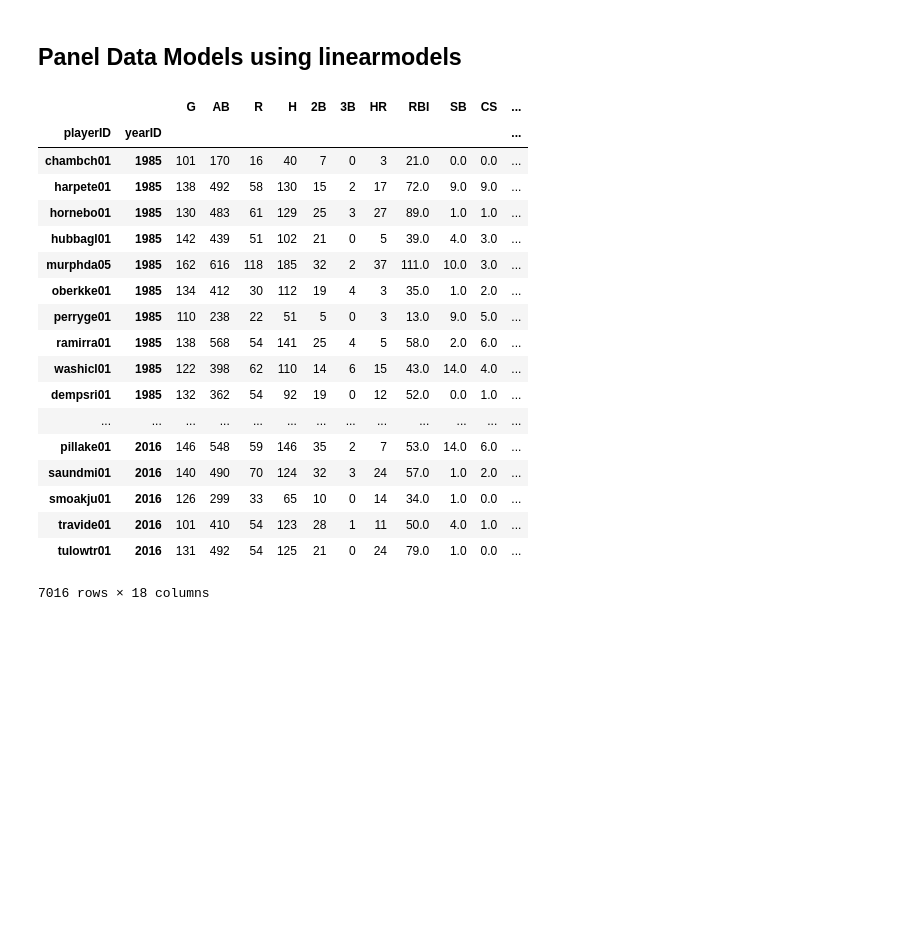
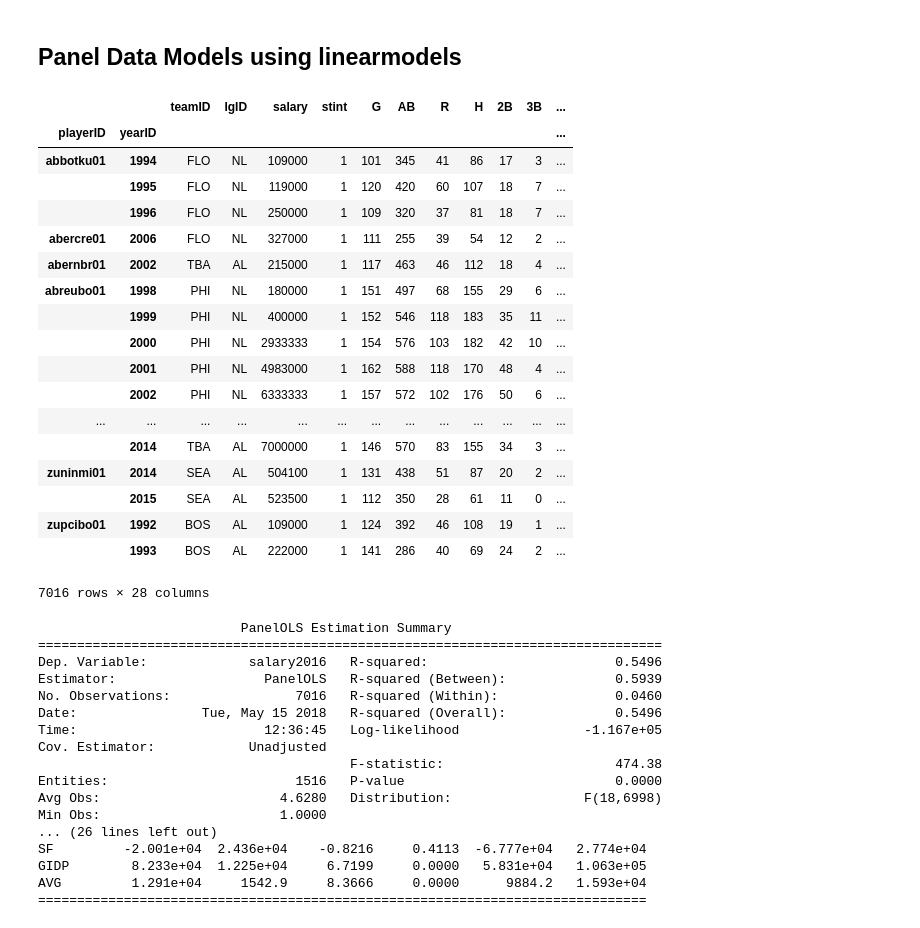
Before and after one commit to jwhoffman/predicting_MLB_player_salary, a Jupyter notebook: predicting MLB_player_salary.ipynb, the cells around one changed output. Cells and saved outputs as stored; diff of their text form; code cells hidden in the pictures; blank space fills up the shorter version.

```diff
--- a/predicting MLB_player_salary.ipynb
+++ b/predicting MLB_player_salary.ipynb
@@ -601,33 +601,53 @@ gs.best_score_
 # %% [markdown]
 ## Panel Data Models using linearmodels
+# %%
+import linearmodels
+from pandas import DataFrame
+salary_adj = pd.DataFrame(salary_adj)
+panel_df = salary_adj.sort_values(["playerID", "yearID"])
+
+panel_df = panel_df.set_index(['playerID', 'yearID'])
+panel_df
+# %% [output]
+|  |  | teamID | lgID | salary | stint | G | AB | R | H | 2B | 3B | ... |
+| playerID | yearID |  |  |  |  |  |  |  |  |  |  | ... |
+| abbotku01 | 1994 | FLO | NL | 109000 | 1 | 101 | 345 | 41 | 86 | 17 | 3 | ... |
+|  | 1995 | FLO | NL | 119000 | 1 | 120 | 420 | 60 | 107 | 18 | 7 | ... |
+|  | 1996 | FLO | NL | 250000 | 1 | 109 | 320 | 37 | 81 | 18 | 7 | ... |
+| abercre01 | 2006 | FLO | NL | 327000 | 1 | 111 | 255 | 39 | 54 | 12 | 2 | ... |
+| abernbr01 | 2002 | TBA | AL | 215000 | 1 | 117 | 463 | 46 | 112 | 18 | 4 | ... |
+| abreubo01 | 1998 | PHI | NL | 180000 | 1 | 151 | 497 | 68 | 155 | 29 | 6 | ... |
+|  | 1999 | PHI | NL | 400000 | 1 | 152 | 546 | 118 | 183 | 35 | 11 | ... |
+|  | 2000 | PHI | NL | 2933333 | 1 | 154 | 576 | 103 | 182 | 42 | 10 | ... |
+|  | 2001 | PHI | NL | 4983000 | 1 | 162 | 588 | 118 | 170 | 48 | 4 | ... |
+|  | 2002 | PHI | NL | 6333333 | 1 | 157 | 572 | 102 | 176 | 50 | 6 | ... |
+| ... | ... | ... | ... | ... | ... | ... | ... | ... | ... | ... | ... | ... |
+|  | 2014 | TBA | AL | 7000000 | 1 | 146 | 570 | 83 | 155 | 34 | 3 | ... |
+| zuninmi01 | 2014 | SEA | AL | 504100 | 1 | 131 | 438 | 51 | 87 | 20 | 2 | ... |
+|  | 2015 | SEA | AL | 523500 | 1 | 112 | 350 | 28 | 61 | 11 | 0 | ... |
+| zupcibo01 | 1992 | BOS | AL | 109000 | 1 | 124 | 392 | 46 | 108 | 19 | 1 | ... |
+|  | 1993 | BOS | AL | 222000 | 1 | 141 | 286 | 40 | 69 | 24 | 2 | ... |
+7016 rows × 28 columns
 # %%
-import linearmodels
-y_panel = salary_adj.salary2016
-x_panel = salary_adj[['playerID', 'yearID', 'G', 'AB', 'R', 'H', '2B', '3B', 'HR', 'RBI', 'SB', 'CS', 'BB', 'SO', 'IBB', 'HBP', 'SH', 'SF',
-               'GIDP', 'AVG']]
-x_panel = x_panel.set_index(['playerID','yearID'])
-
-
-X_train_panel, X_test_panel, y_train_panel, y_test_panel = train_test_split(x_panel, y_panel, test_size = 0.25)
-
-x_panel
+from linearmodels import PanelOLS
+lm_panel = PanelOLS(panel_df.salary2016, panel_df[['G', 'AB', 'R', 'H', '2B', '3B', 'HR', 'RBI', 'SB', 'CS', 'BB', 'SO', 'IBB', 'HBP', 'SH', 'SF',
+               'GIDP', 'AVG']])
+print(lm_panel.fit())
 # %% [output]
-|  |  | G | AB | R | H | 2B | 3B | HR | RBI | SB | CS | ... |
-| playerID | yearID |  |  |  |  |  |  |  |  |  |  | ... |
-| chambch01 | 1985 | 101 | 170 | 16 | 40 | 7 | 0 | 3 | 21.0 | 0.0 | 0.0 | ... |
-| harpete01 | 1985 | 138 | 492 | 58 | 130 | 15 | 2 | 17 | 72.0 | 9.0 | 9.0 | ... |
-| hornebo01 | 1985 | 130 | 483 | 61 | 129 | 25 | 3 | 27 | 89.0 | 1.0 | 1.0 | ... |
-| hubbagl01 | 1985 | 142 | 439 | 51 | 102 | 21 | 0 | 5 | 39.0 | 4.0 | 3.0 | ... |
-| murphda05 | 1985 | 162 | 616 | 118 | 185 | 32 | 2 | 37 | 111.0 | 10.0 | 3.0 | ... |
-| oberkke01 | 1985 | 134 | 412 | 30 | 112 | 19 | 4 | 3 | 35.0 | 1.0 | 2.0 | ... |
-| perryge01 | 1985 | 110 | 238 | 22 | 51 | 5 | 0 | 3 | 13.0 | 9.0 | 5.0 | ... |
-| ramirra01 | 1985 | 138 | 568 | 54 | 141 | 25 | 4 | 5 | 58.0 | 2.0 | 6.0 | ... |
-| washicl01 | 1985 | 122 | 398 | 62 | 110 | 14 | 6 | 15 | 43.0 | 14.0 | 4.0 | ... |
-| dempsri01 | 1985 | 132 | 362 | 54 | 92 | 19 | 0 | 12 | 52.0 | 0.0 | 1.0 | ... |
-| ... | ... | ... | ... | ... | ... | ... | ... | ... | ... | ... | ... | ... |
-| pillake01 | 2016 | 146 | 548 | 59 | 146 | 35 | 2 | 7 | 53.0 | 14.0 | 6.0 | ... |
-| saundmi01 | 2016 | 140 | 490 | 70 | 124 | 32 | 3 | 24 | 57.0 | 1.0 | 2.0 | ... |
-| smoakju01 | 2016 | 126 | 299 | 33 | 65 | 10 | 0 | 14 | 34.0 | 1.0 | 0.0 | ... |
-| travide01 | 2016 | 101 | 410 | 54 | 123 | 28 | 1 | 11 | 50.0 | 4.0 | 1.0 | ... |
-| tulowtr01 | 2016 | 131 | 492 | 54 | 125 | 21 | 0 | 24 | 79.0 | 1.0 | 0.0 | ... |
-7016 rows × 18 columns
+                          PanelOLS Estimation Summary
+================================================================================
+Dep. Variable:             salary2016   R-squared:                        0.5496
+Estimator:                   PanelOLS   R-squared (Between):              0.5939
+No. Observations:                7016   R-squared (Within):               0.0460
+Date:                Tue, May 15 2018   R-squared (Overall):              0.5496
+Time:                        12:36:45   Log-likelihood                -1.167e+05
+Cov. Estimator:            Unadjusted
+                                        F-statistic:                      474.38
+Entities:                        1516   P-value                           0.0000
+Avg Obs:                       4.6280   Distribution:                 F(18,6998)
+Min Obs:                       1.0000
+... (26 lines left out)
+SF         -2.001e+04  2.436e+04    -0.8216     0.4113  -6.777e+04   2.774e+04
+GIDP        8.233e+04  1.225e+04     6.7199     0.0000   5.831e+04   1.063e+05
+AVG         1.291e+04     1542.9     8.3666     0.0000      9884.2   1.593e+04
+==============================================================================
```
Also changed, not shown: parts of 8 cells of this notebook.
